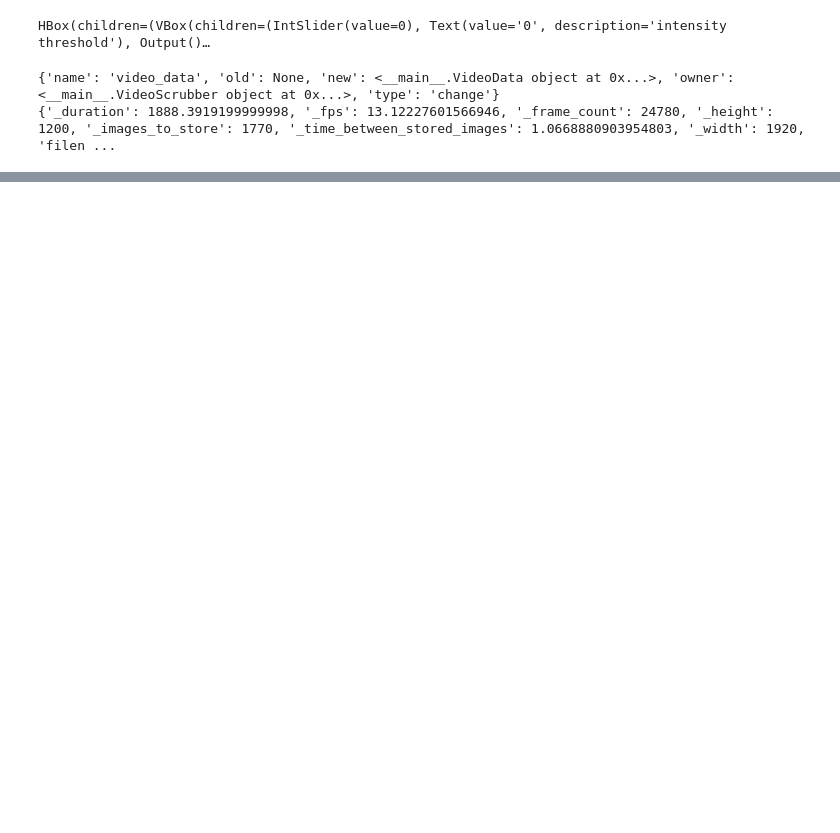
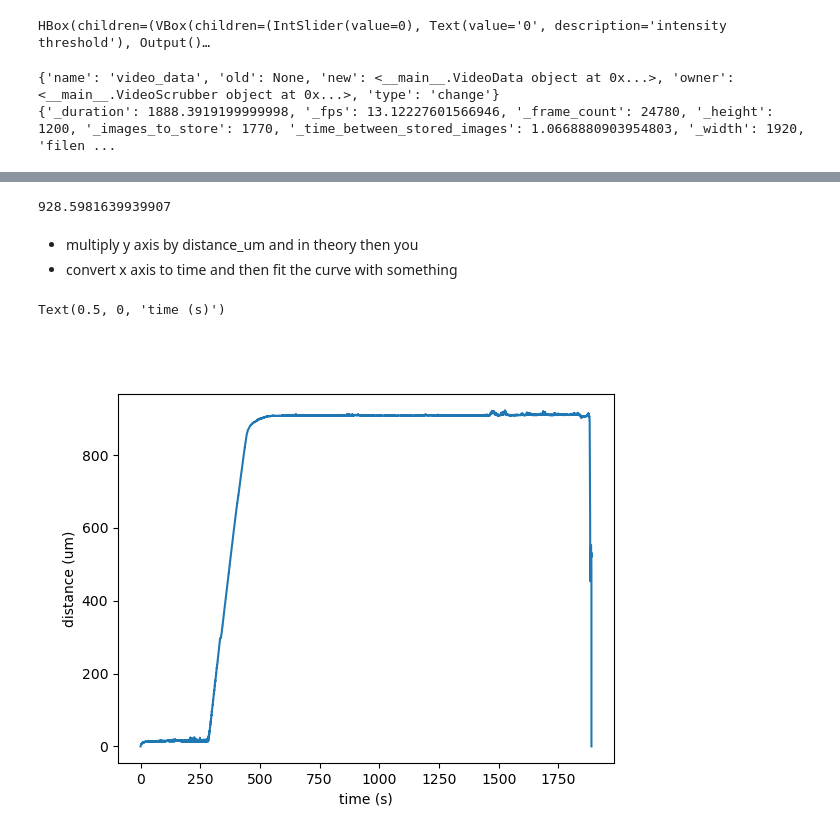
Before and after one commit to TheMartinLab/crystal-video, a Jupyter notebook: draw-on-movie.ipynb, the cells around one changed output, grey strips where cells are left out. Cells and saved outputs as stored; diff of their text form; code cells hidden in the pictures; blank space fills up the shorter version.

```diff
--- a/draw-on-movie.ipynb
+++ b/draw-on-movie.ipynb
@@ -584,0 +546,24 @@ maybe i can turn this histogram into a 2d image and then just plot that to see i
+# %%
+from scipy import spatial
+
+p1 = (446,534)
+p2 = (783,0)
+distance_px = spatial.distance.euclidean(p1,p2)
+distance_um = distance_px / 68 * 100
+distance_um
+# %% [output]
+928.5981639939907
+# %% [markdown]
+- multiply y axis by distance_um and in theory then you
+- convert x axis to time and then fit the curve with something
+# %%
+y_um = crystallized_10 * distance_um
+x_t = np.arange(len(crystallized_10)) / v2._fps
+# %%
+fig, ax = plt.subplots()
+ax.plot(x_t,y_um, label=10)
+ax.set_ylabel('distance (um)')
+ax.set_xlabel('time (s)')
+# %% [output]
+Text(0.5, 0, 'time (s)')
+[figure, added]
```
Also changed, not shown: parts of 38 cells of this notebook, 1 other file.
